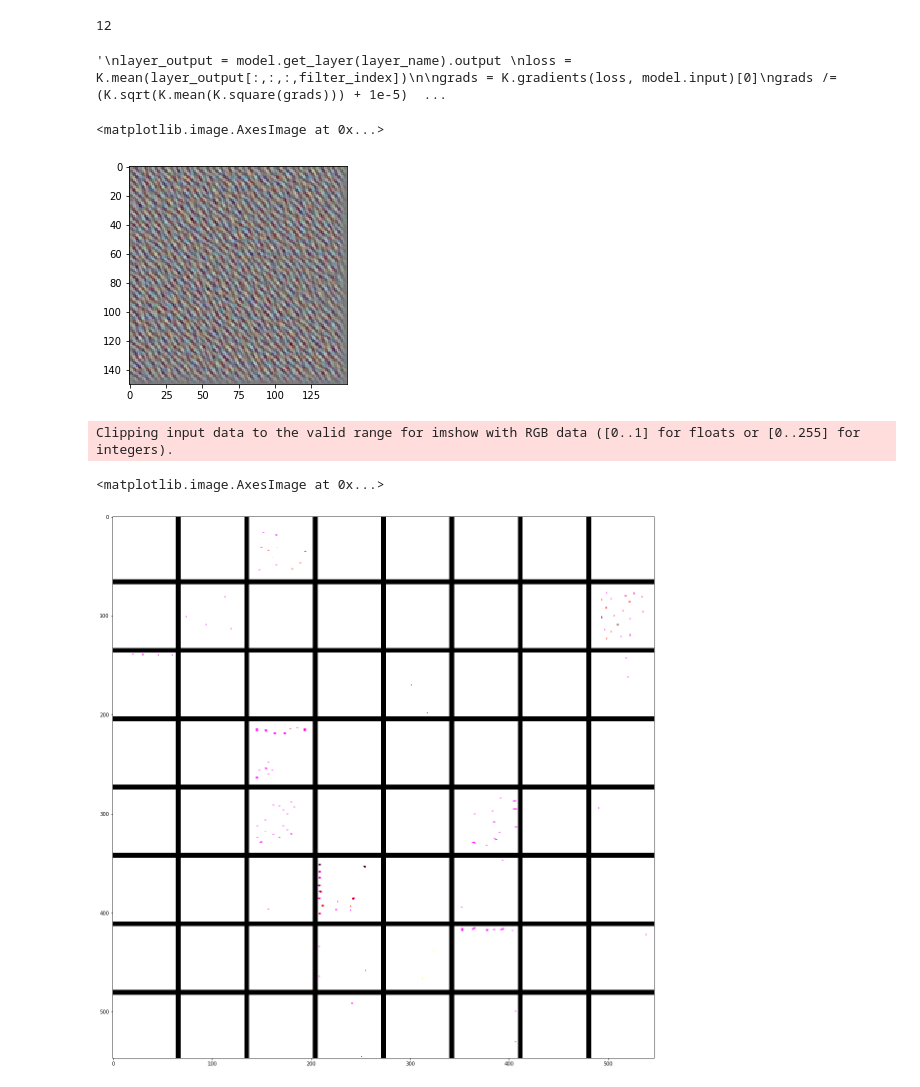
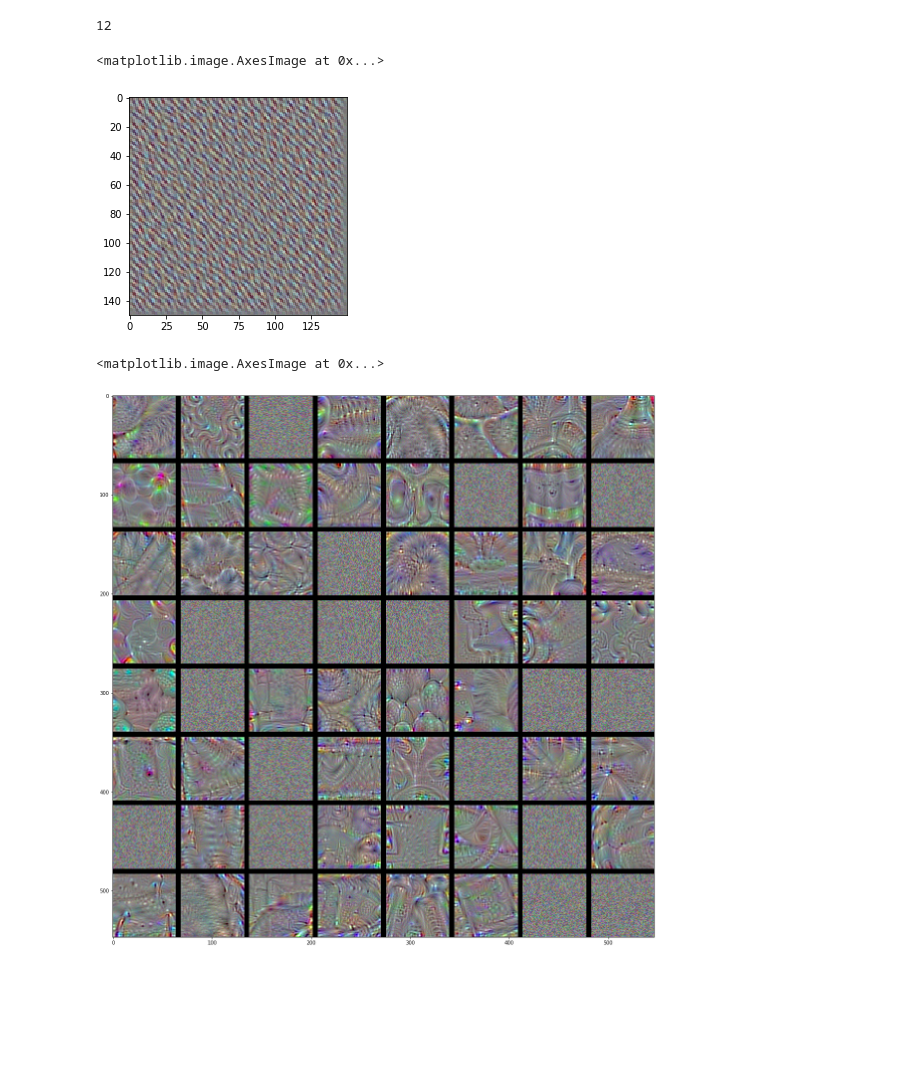
Before and after one commit to amamra-abdenour/Deep_Learning_Python, a Jupyter notebook: DeepLearning_8.ipynb, the cells around one changed output. Cells and saved outputs as stored; diff of their text form; code cells hidden in the pictures; blank space fills up the shorter version.

```diff
--- a/DeepLearning_8.ipynb
+++ b/DeepLearning_8.ipynb
@@ -134,7 +134,7 @@ model = VGG16(weights='imagenet',
               include_top = False)
 layer_name = 'block3_conv1'
 filter_index = 0
-"""
+
 layer_output = model.get_layer(layer_name).output
 loss = K.mean(layer_output[:,:,:,filter_index])
 
@@ -144,15 +144,12 @@ grads /=  (K.sqrt(K.mean(K.square(grads))) + 1e-5)
 iterate = K.function([model.input], [loss, grads])
 import numpy as np
 loss_value, grads_value = iterate([np.zeros((1,150,150,3))])
-"""
-# %% [output]
-'\nlayer_output = model.get_layer(layer_name).output \nloss = K.mean(layer_output[:,:,:,filter_index])\n\ngrads = K.gradients(loss, model.input)[0]\ngrads /=  (K.sqrt(K.mean(K.square(grads))) + 1e-5)  ...
 # %%
-input_image_data = np.random((1,150,150,3)) * 20 + 128
+input_image_data = np.random.random((1,150,150,3)) * 20 + 128
 step = 1.
 for i in range(40):
-  loss_value, grads_value = iterate([input_img_data])
-  input_img_data +=  grads_value * step
+  loss_value, grads_value = iterate([input_image_data])
+  input_image_data +=  grads_value * step
 # %%
 def deprocess_image(x):
   x -= x.mean()
@@ -184,24 +181,23 @@ def generate_pattern(layer_name, filter_index, size=150):
 plt.imshow(generate_pattern('block3_conv1', 4))
 # %% [output]
 <matplotlib.image.AxesImage at 0x...>
-[figure, old version]
+[figure, new version]
 # %%
-layer_name = 'block3_conv1'
+layer_name = 'block5_conv1'
 size = 64
 margin = 5
-results = np.zeros((8 * size + 7 * margin, 8 * size + 7 * margin, 3))
+results = np.zeros((8 * size + 7 * margin, 8 * size + 7 * margin, 3), dtype='uint32')
 for i in range(8):
   for j in range(8):
-    filter_img = generate_pattern(layer_name, i + (j * 8), size= size)
+    filter_img = generate_pattern(layer_name, i + (j * 8), size = size)
     horizontal_start = i * (size + margin)
     horizontal_end = horizontal_start +  size
     vertical_start = j * (size + margin)
     vertical_end = vertical_start + size
     results[horizontal_start : horizontal_end,
             vertical_start : vertical_end, :] = filter_img
 plt.figure(figsize=(20,20))
 plt.imshow(results)
 # %% [output]
-Clipping input data to the valid range for imshow with RGB data ([0..1] for floats or [0..255] for integers).
+<matplotlib.image.AxesImage at 0x...>
-<matplotlib.image.AxesImage at 0x...>
-[figure, old version]
+[figure, new version]
```
Also changed, not shown: parts of 5 cells of this notebook.
